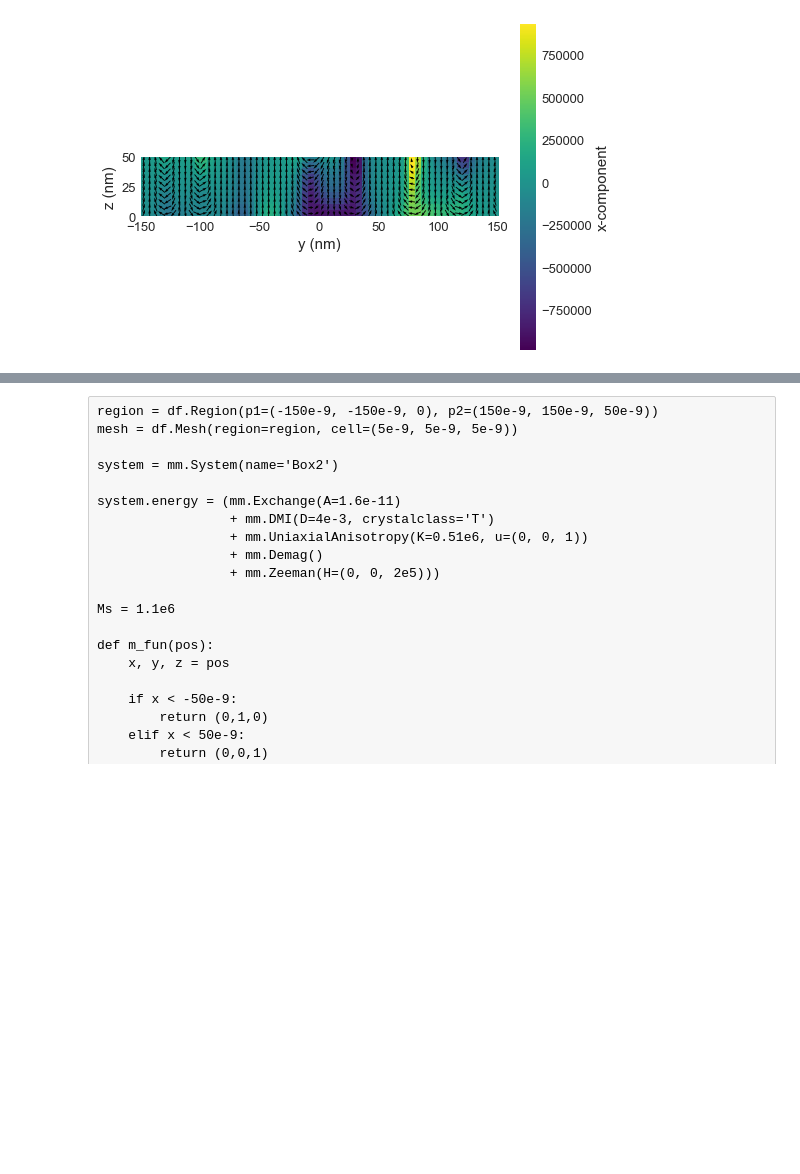
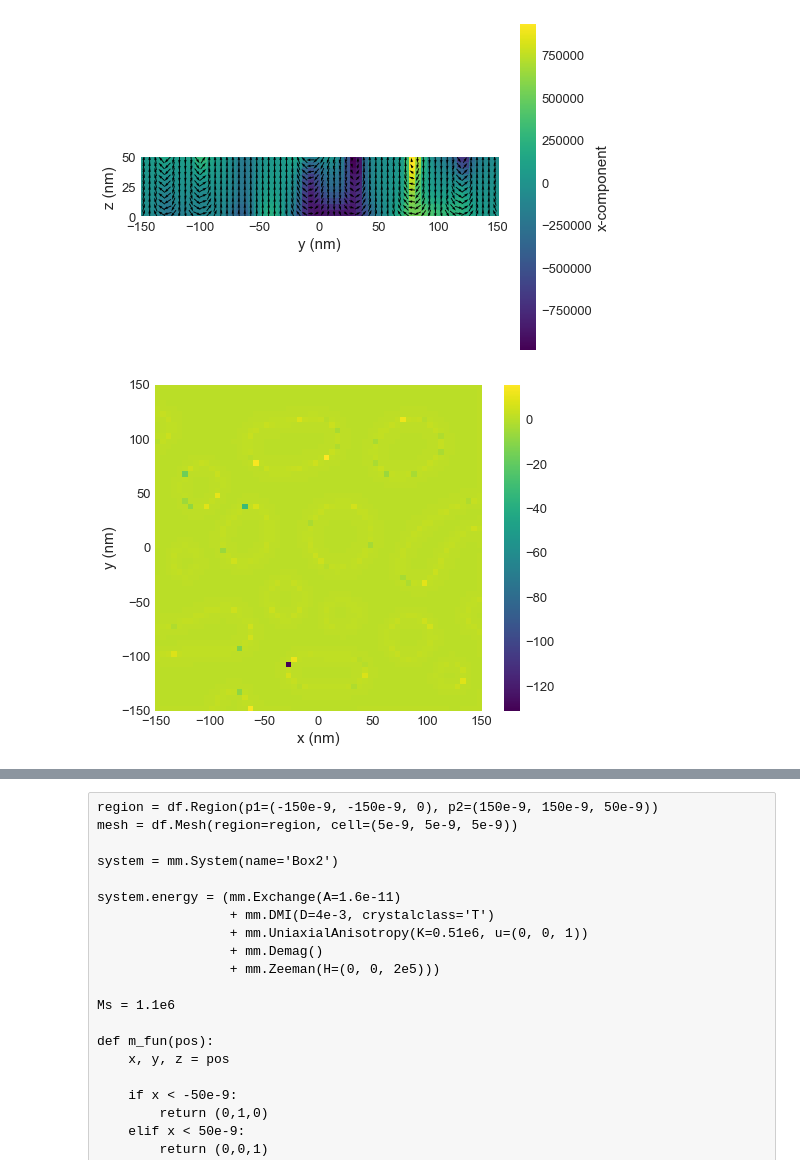
Before and after one commit to ubermag/mag2exp, a Jupyter notebook: dev/Kerr.ipynb, the cells around one changed output, grey strips where cells are left out. Drawn from its saved outputs; the diff is of its cells as text; code cells hidden in the pictures; blank space fills up the shorter version.

```diff
--- a/dev/Kerr.ipynb
+++ b/dev/Kerr.ipynb
@@ -191,6 +187,12 @@ system.m.plane('x').mpl()
 [figure]
 # %%
 import mag2exp
+# %%
+angle = mag2exp.moke.kerr_angle(system.m, 0, 2, 1, 600e-9, mode='reflection')
+# %%
+angle.p.imag.mpl.scalar()
+# %% [output]
+[figure, added]
 # %%
 intensity = mag2exp.moke.moke_intensity(system.m, 0, 2, 1, 600e-9, [1, 1j])
 # %%
```
Also changed, not shown: parts of 14 cells of this notebook, 1 other file.
